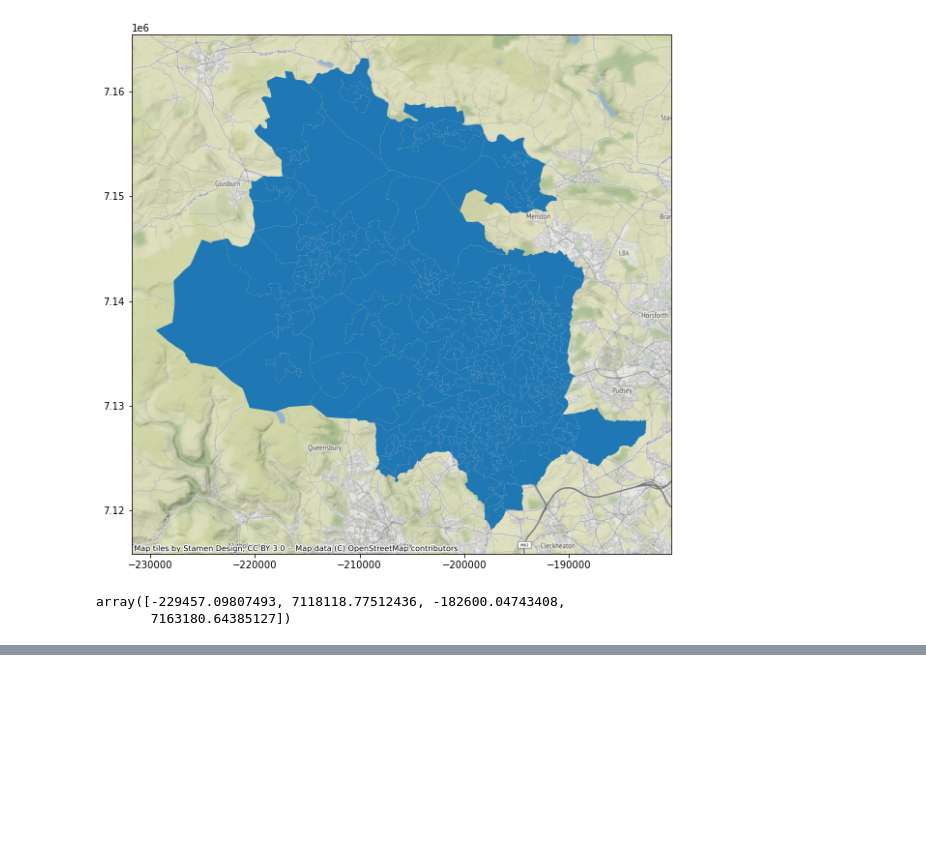
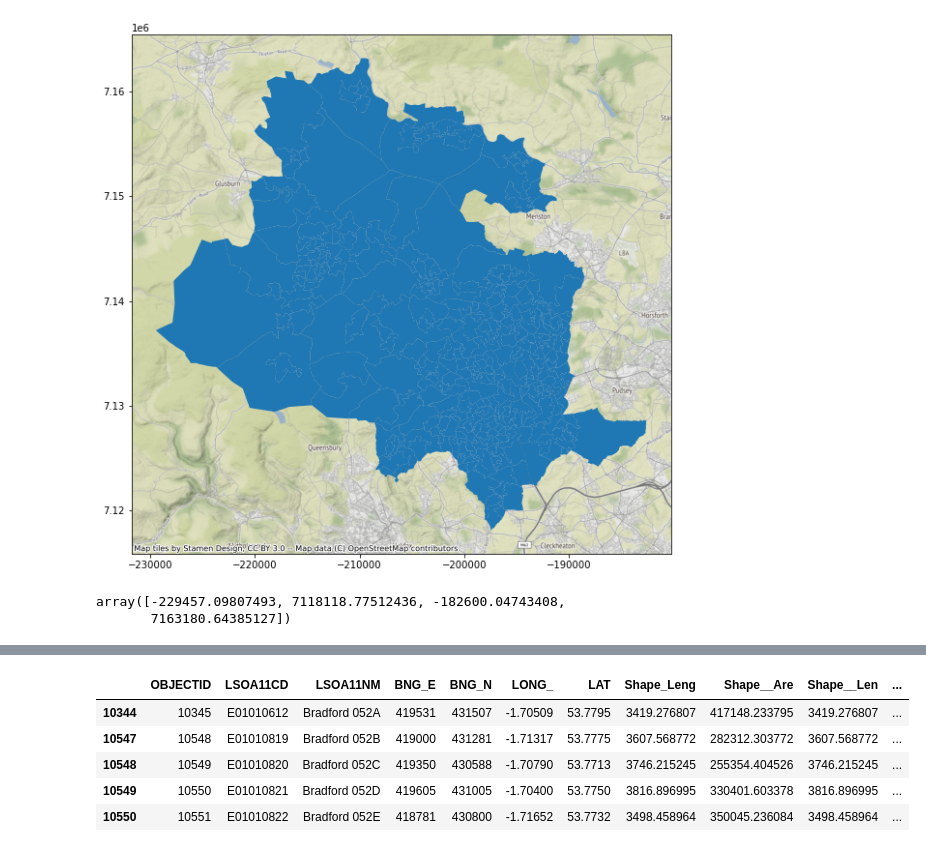
Before and after one commit to samrelins/holme_wood_accessibilities, a Jupyter notebook: geopandas_experiments.ipynb, the cells around one changed output, grey strips where cells are left out. Saved outputs shown, nothing was run; the diff lists cells and outputs as text; code cells hidden in the pictures; blank space fills up the shorter version.

```diff
--- a/geopandas_experiments.ipynb
+++ b/geopandas_experiments.ipynb
@@ -39,0 +44,9 @@ hw_gdf = gdf[hw_mask].to_crs(epsg=3857)
+# %%
+hw_gdf
+# %% [output]
+|  | OBJECTID | LSOA11CD | LSOA11NM | BNG_E | BNG_N | LONG_ | LAT | Shape_Leng | Shape__Are | Shape__Len | ... |
+| 10344 | 10345 | E01010612 | Bradford 052A | 419531 | 431507 | -1.70509 | 53.7795 | 3419.276807 | 417148.233795 | 3419.276807 | ... |
+| 10547 | 10548 | E01010819 | Bradford 052B | 419000 | 431281 | -1.71317 | 53.7775 | 3607.568772 | 282312.303772 | 3607.568772 | ... |
+| 10548 | 10549 | E01010820 | Bradford 052C | 419350 | 430588 | -1.70790 | 53.7713 | 3746.215245 | 255354.404526 | 3746.215245 | ... |
+| 10549 | 10550 | E01010821 | Bradford 052D | 419605 | 431005 | -1.70400 | 53.7750 | 3816.896995 | 330401.603378 | 3816.896995 | ... |
+| 10550 | 10551 | E01010822 | Bradford 052E | 418781 | 430800 | -1.71652 | 53.7732 | 3498.458964 | 350045.236084 | 3498.458964 | ... |
```
Also changed, not shown: parts of 4 cells of this notebook, 4 other files.
